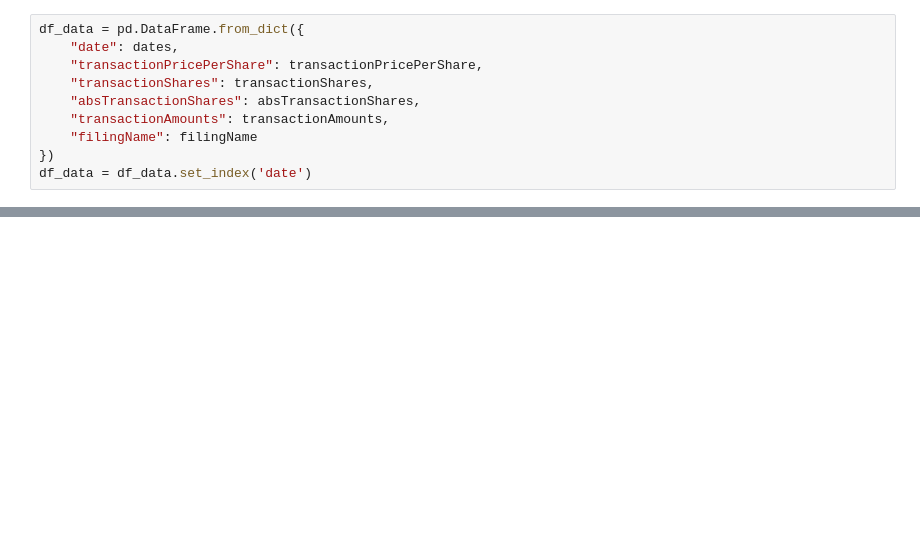
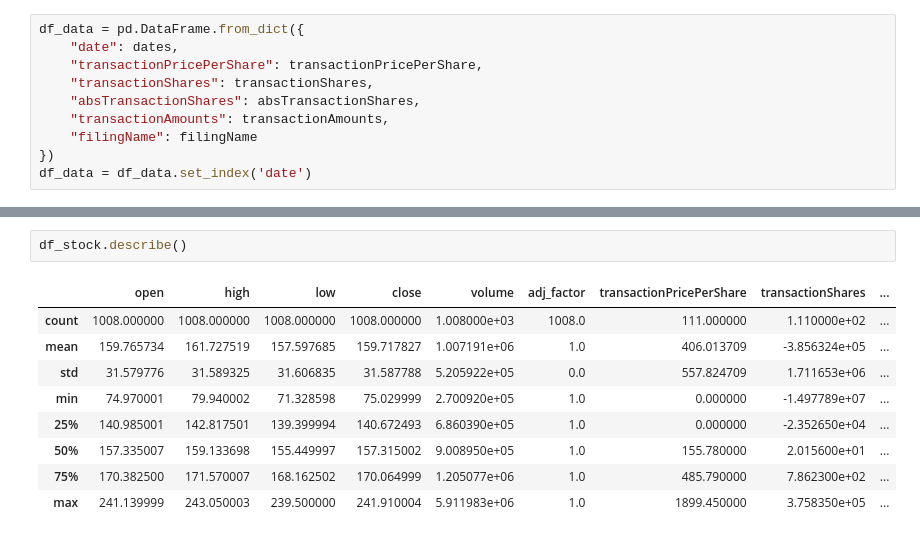
Before and after one commit to ShawnPP/MTH9897_InsiderTrade, a Jupyter notebook: get_edgar_data.ipynb, the cells around one changed output, grey strips where cells are left out. Saved outputs shown, nothing was run; the diff lists cells and outputs as text; blank space fills up the shorter version.

```diff
--- a/get_edgar_data.ipynb
+++ b/get_edgar_data.ipynb
@@ -189,0 +222,12 @@ df_stock.merge(df_stats, left_index=True, right_index=True, how='outer')
+# %%
+df_stock.describe()
+# %% [output]
+|  | open | high | low | close | volume | adj_factor | transactionPricePerShare | transactionShares | ... |
+| count | 1008.000000 | 1008.000000 | 1008.000000 | 1008.000000 | 1.008000e+03 | 1008.0 | 111.000000 | 1.110000e+02 | ... |
+| mean | 159.765734 | 161.727519 | 157.597685 | 159.717827 | 1.007191e+06 | 1.0 | 406.013709 | -3.856324e+05 | ... |
+| std | 31.579776 | 31.589325 | 31.606835 | 31.587788 | 5.205922e+05 | 0.0 | 557.824709 | 1.711653e+06 | ... |
+| min | 74.970001 | 79.940002 | 71.328598 | 75.029999 | 2.700920e+05 | 1.0 | 0.000000 | -1.497789e+07 | ... |
+| 25% | 140.985001 | 142.817501 | 139.399994 | 140.672493 | 6.860390e+05 | 1.0 | 0.000000 | -2.352650e+04 | ... |
+| 50% | 157.335007 | 159.133698 | 155.449997 | 157.315002 | 9.008950e+05 | 1.0 | 155.780000 | 2.015600e+01 | ... |
+| 75% | 170.382500 | 171.570007 | 168.162502 | 170.064999 | 1.205077e+06 | 1.0 | 485.790000 | 7.862300e+02 | ... |
+| max | 241.139999 | 243.050003 | 239.500000 | 241.910004 | 5.911983e+06 | 1.0 | 1899.450000 | 3.758350e+05 | ... |
```
Also changed, not shown: parts of 13 cells of this notebook, 3 other files.
